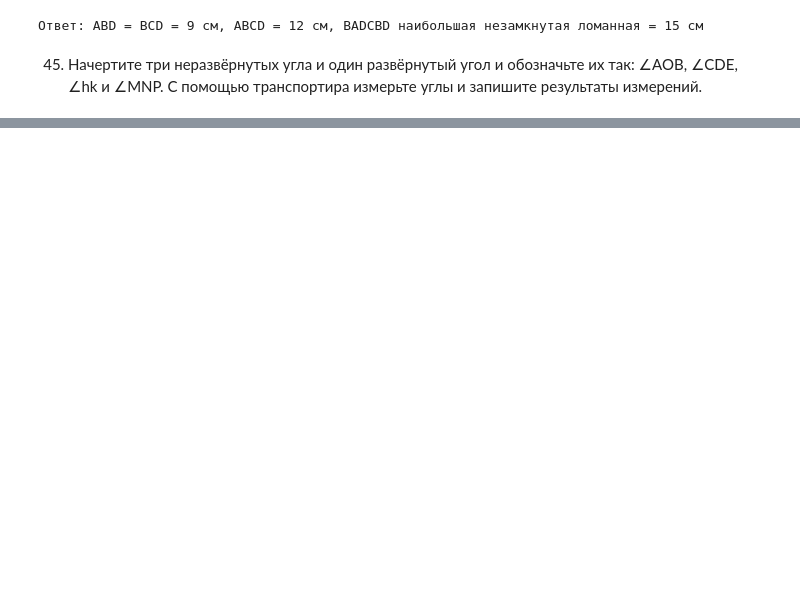
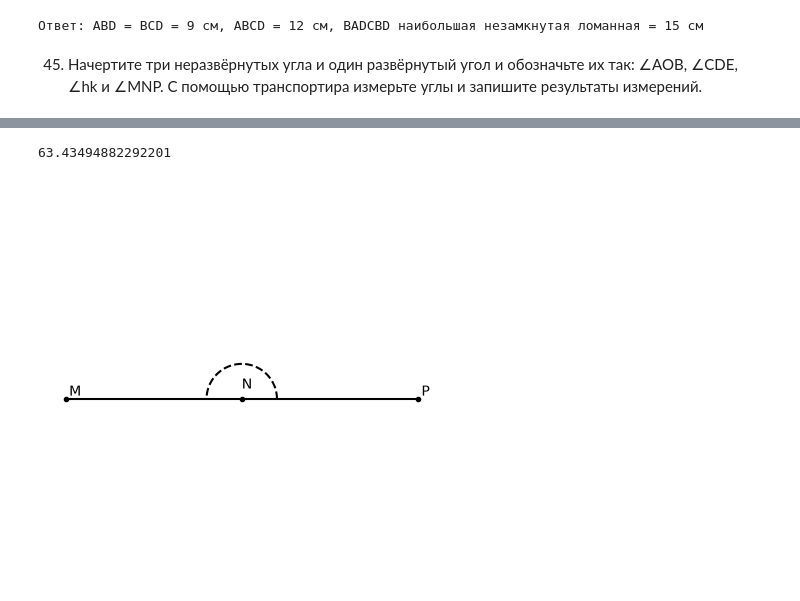
Before and after one commit to romashina/geometry, a Jupyter notebook: 07.01.ipynb, the cells around one changed output, grey strips where cells are left out. Cells and saved outputs as stored; diff of their text form; code cells hidden in the pictures; blank space fills up the shorter version.

```diff
--- a/07.01.ipynb
+++ b/07.01.ipynb
@@ -561,0 +617,30 @@ plt.show()
+# %%
+import numpy as np
+import matplotlib.pyplot as plt
+
+plt.figure(figsize=(5, 5))
+
+up_point = np.r_[-5, 0]
+vertex = np.r_[0, 0] # vertex of an angle
+down_point = np.r_[5, 0]
+
+hypotenuse = np.linalg.norm(up_point-vertex) # hypotenuse
+adjacent_leg = np.linalg.norm(down_point-vertex) # adjacent leg
+opposite_leg = np.linalg.norm(down_point-up_point) # opposite leg
+angle = np.arctan(opposite_leg/adjacent_leg)
+print(np.degrees(angle))
+
+plt.plot(*zip(up_point, vertex, down_point), 'k.-')
+plt.text(*up_point+0.1, 'M')
+plt.text(*vertex+[0, 0.3], 'N')
+plt.text(*down_point+0.1, 'P')
+
+arc = np.linspace(0, np.pi, 100)
+plt.plot(np.cos(arc), np.sin(arc), 'k--')
+
+plt.axis('off')
+plt.axis('equal')
+plt.show()
+# %% [output]
+63.43494882292201
+[figure, added]
```
Also changed, not shown: parts of 8 cells of this notebook.
